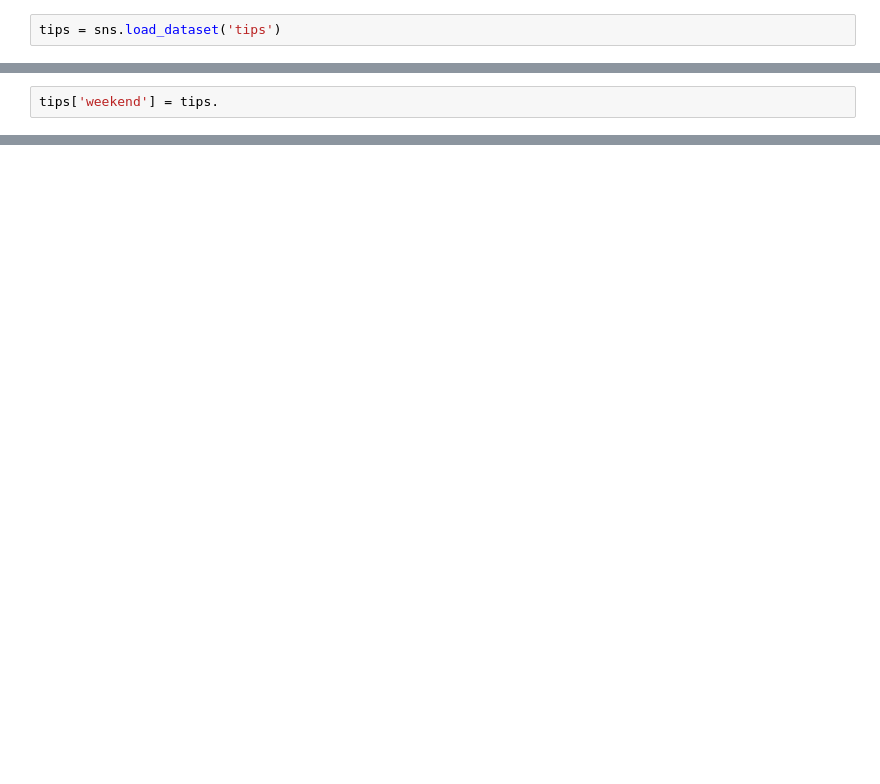
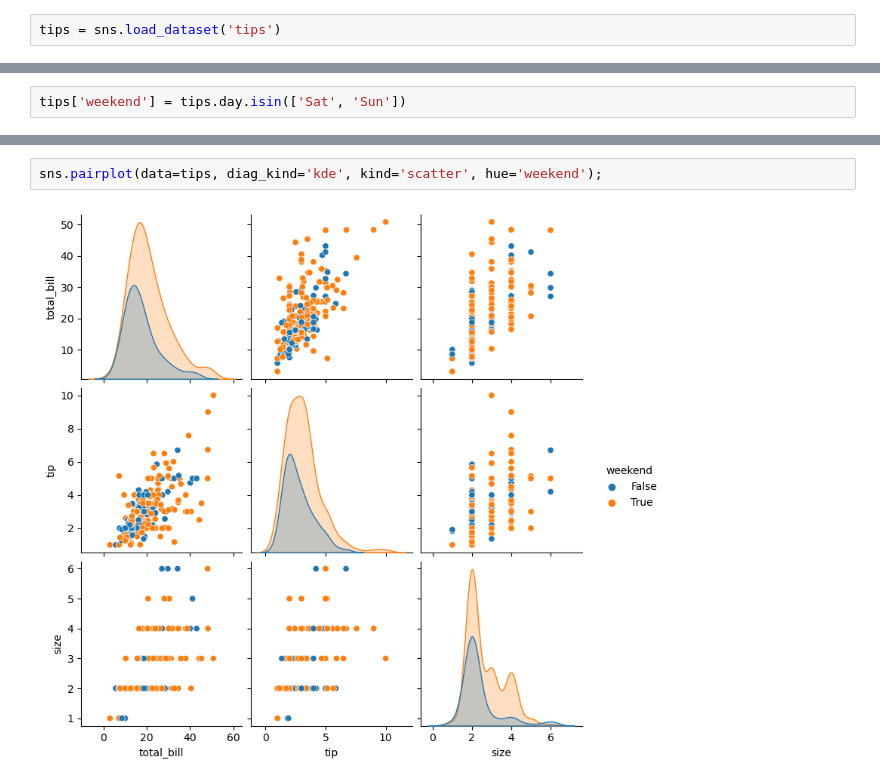
Before and after one commit to sarblohw/py_vizardry_2, a Jupyter notebook: sns_pairplot.ipynb, the cells around one changed output, grey strips where cells are left out. Drawn from its saved outputs; the diff is of its cells as text; blank space fills up the shorter version.

```diff
--- a/sns_pairplot.ipynb
+++ b/sns_pairplot.ipynb
@@ -32,2 +59,2 @@ g.map_upper(sns.kdeplot, n_levels=6, color='xkcd:wine red');
 # %%
-tips['weekend'] = tips.
+tips['weekend'] = tips.day.isin(['Sat', 'Sun'])
@@ -33,0 +68,4 @@ tips['weekend'] = tips.
+# %%
+sns.pairplot(data=tips, diag_kind='kde', kind='scatter', hue='weekend');
+# %% [output]
+[figure, added]
```
Also changed, not shown: parts of 24 cells of this notebook, 2 other files.
